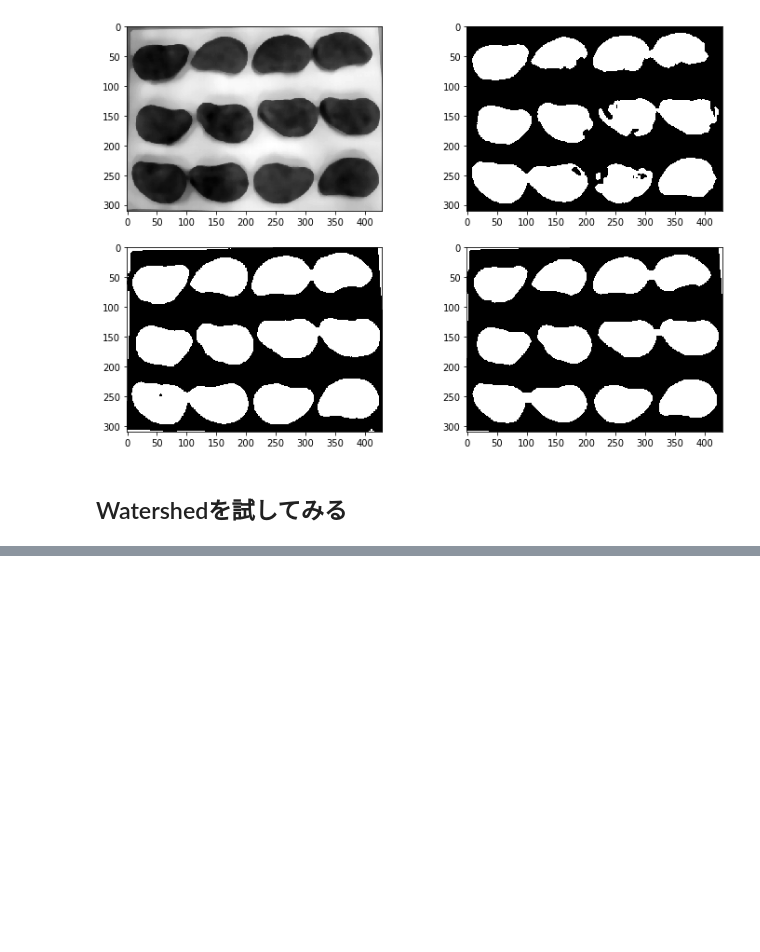
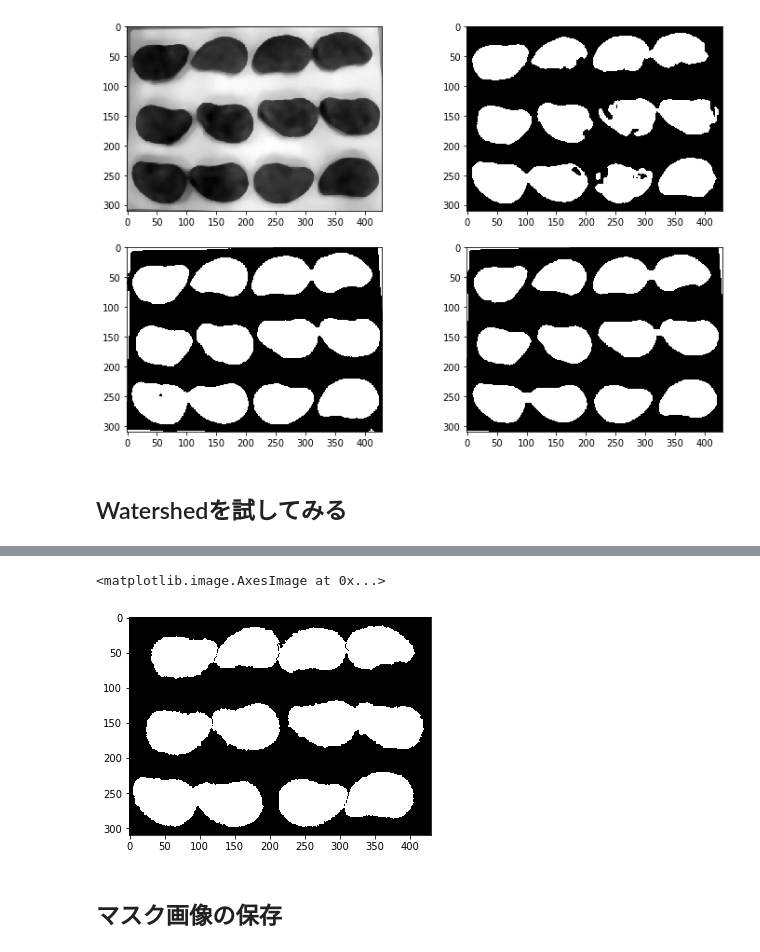
Before and after one commit to kargenk/fried_shrimp_detection, a Jupyter notebook: make_mask.ipynb, the cells around one changed output, grey strips where cells are left out. Saved outputs shown, nothing was run; the diff lists cells and outputs as text; code cells hidden in the pictures; blank space fills up the shorter version.

Commit message:
[add] make mask function

```diff
--- a/make_mask.ipynb
+++ b/make_mask.ipynb
@@ -59,7 +120,7 @@ plt.show()
 ## RoI部分の保存
 # %%
 # 保存先ディレクトリがなければ作成
-save_dir = './datasets/train/'
+save_dir = './datasets/train/images/'
 if not os.path.exists(save_dir):
     os.mkdir(save_dir)
 # %%
@@ -198,0 +262,15 @@ plt.imshow(RoI)
+# %%
+# マスク画像を生成
+height, width, _ = RoI.shape
+mask = np.zeros((height, width))  # 原型を作成
+
+for i in range(2, 14):            # 1は背景のため除外
+    mask[markers == i] = 255      # 領域部分を白に
+mask[markers == i] = 255          # -1も境界のため白に
+
+plt.imshow(mask, cmap='gray')
+# %% [output]
+<matplotlib.image.AxesImage at 0x...>
+[figure, added]
+# %% [markdown]
+## マスク画像の保存
```
Also changed, not shown: parts of 10 cells of this notebook.
